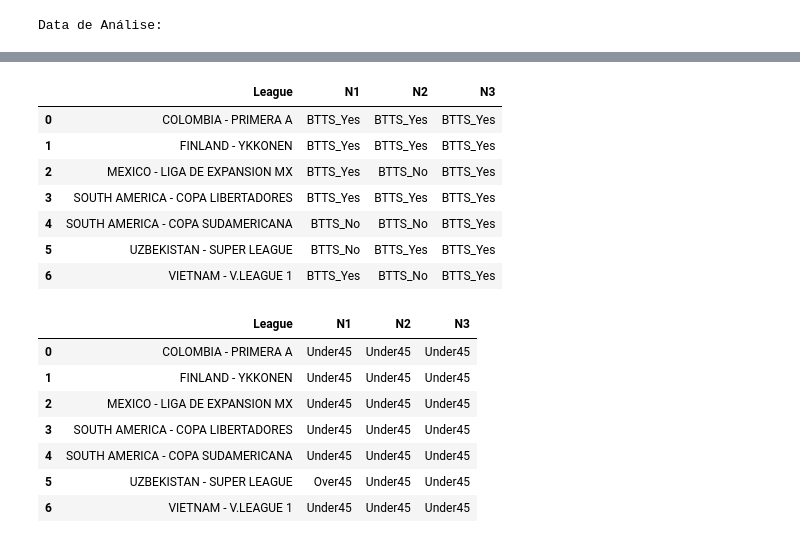
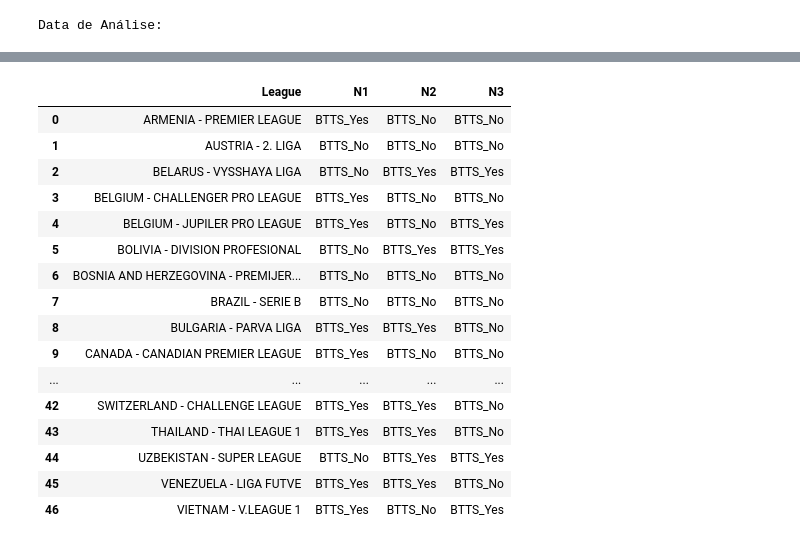
Before and after one commit to rpthiago/ARKAD, a Jupyter notebook: TEORIA_DOS_RETORNOS_FLASHCORE-ODDS_07_08.ipynb, the cells around one changed output, grey strips where cells are left out. Cells and saved outputs as stored; diff of their text form; code cells hidden in the pictures.

```diff
--- a/TEORIA_DOS_RETORNOS_FLASHCORE-ODDS_07_08.ipynb
+++ b/TEORIA_DOS_RETORNOS_FLASHCORE-ODDS_07_08.ipynb
@@ -688,6 +708,8 @@ def TR():
     for i in ligas:
         liga = i
 
+        if liga == "ARMENIA - PREMIER LEAGUE":
+            df = base[base.League == liga]
         if liga == "ALBANIA - SUPERLIGA":
             df = base[base.League == liga]
         if liga == "ANDORRA - PRIMERA DIVISIÓ":
@@ -1273,6 +1304,9 @@ def TR():
     for i in ligas:
         liga = i
 
+
+        if liga == "ARMENIA - PREMIER LEAGUE":
+            df = base[base.League == liga]
         if liga == "ALBANIA - SUPERLIGA":
             df = base[base.League == liga]
         if liga == "ANDORRA - PRIMERA DIVISIÓ":
@@ -1859,6 +1902,8 @@ def TR():
     for i in ligas:
         liga = i
 
+        if liga == "ARMENIA - PREMIER LEAGUE":
+            df = base[base.League == liga]
         if liga == "ALBANIA - SUPERLIGA":
             df = base[base.League == liga]
         if liga == "ANDORRA - PRIMERA DIVISIÓ":
@@ -2408,45 +2453,56 @@ def TR():
         except:
             teoria_dos_retornos["N1"] = 0
         try:
             teoria_dos_retornos["N2"] = df4[df4.eucli != 0]['R'].iloc[1]
         except:
             teoria_dos_retornos["N2"] = 0
         try:
             teoria_dos_retornos["N3"] = df4[df4.eucli != 0]['R'].iloc[2]
         except:
             teoria_dos_retornos["N3"] = 0
 
         lista.append(teoria_dos_retornos)
 lista = [ ]
 TR()
 df00 = pd.DataFrame(lista)
 Jogos_do_Dia = jogos_do_dia.merge(df00, on=['League'])
 Jogos_do_Dia.reset_index(inplace=True, drop=True)
 Jogos_do_Dia.index = Jogos_do_Dia.index.set_names(['Nº'])
 Jogos_do_Dia = Jogos_do_Dia.rename(index=lambda x: x + 1)
 
 from futpythontrader import *
 
 # Gerando os dados para excel
 # data = date.today()  + timedelta(1)
 hoje = data.strftime('%Y-%m-%d')
 nome = 'Teoria_dos_Retornos_BTTS_ARKAD.csv'
 df00.to_csv(f'./Teoria_dos_Retornos/{data}_{nome}', index = False)
 df00
 # %% [output]
 |  | League | N1 | N2 | N3 |
-| 0 | COLOMBIA - PRIMERA A | BTTS_Yes | BTTS_Yes | BTTS_Yes |
-| 1 | FINLAND - YKKONEN | BTTS_Yes | BTTS_Yes | BTTS_Yes |
-| 2 | MEXICO - LIGA DE EXPANSION MX | BTTS_Yes | BTTS_No | BTTS_Yes |
-| 3 | SOUTH AMERICA - COPA LIBERTADORES | BTTS_Yes | BTTS_Yes | BTTS_Yes |
-| 4 | SOUTH AMERICA - COPA SUDAMERICANA | BTTS_No | BTTS_No | BTTS_Yes |
-| 5 | UZBEKISTAN - SUPER LEAGUE | BTTS_No | BTTS_Yes | BTTS_Yes |
-| 6 | VIETNAM - V.LEAGUE 1 | BTTS_Yes | BTTS_No | BTTS_Yes |
+| 0 | ARMENIA - PREMIER LEAGUE | BTTS_Yes | BTTS_No | BTTS_No |
+| 1 | AUSTRIA - 2. LIGA | BTTS_No | BTTS_No | BTTS_No |
+| 2 | BELARUS - VYSSHAYA LIGA | BTTS_No | BTTS_Yes | BTTS_Yes |
+| 3 | BELGIUM - CHALLENGER PRO LEAGUE | BTTS_Yes | BTTS_No | BTTS_No |
+| 4 | BELGIUM - JUPILER PRO LEAGUE | BTTS_Yes | BTTS_No | BTTS_Yes |
+| 5 | BOLIVIA - DIVISION PROFESIONAL | BTTS_No | BTTS_Yes | BTTS_Yes |
+| 6 | BOSNIA AND HERZEGOVINA - PREMIJER... | BTTS_No | BTTS_No | BTTS_No |
+| 7 | BRAZIL - SERIE B | BTTS_No | BTTS_No | BTTS_No |
+| 8 | BULGARIA - PARVA LIGA | BTTS_Yes | BTTS_Yes | BTTS_No |
+| 9 | CANADA - CANADIAN PREMIER LEAGUE | BTTS_Yes | BTTS_No | BTTS_No |
+| ... | ... | ... | ... | ... |
+| 42 | SWITZERLAND - CHALLENGE LEAGUE | BTTS_Yes | BTTS_Yes | BTTS_No |
+| 43 | THAILAND - THAI LEAGUE 1 | BTTS_Yes | BTTS_Yes | BTTS_No |
+| 44 | UZBEKISTAN - SUPER LEAGUE | BTTS_No | BTTS_Yes | BTTS_Yes |
+| 45 | VENEZUELA - LIGA FUTVE | BTTS_Yes | BTTS_Yes | BTTS_No |
+| 46 | VIETNAM - V.LEAGUE 1 | BTTS_Yes | BTTS_No | BTTS_Yes |
 # %%
 def TR():
     for i in ligas:
         liga = i
 
+        if liga == "ARMENIA - PREMIER LEAGUE":
+            df = base[base.League == liga]
         if liga == "ALBANIA - SUPERLIGA":
             df = base[base.League == liga]
         if liga == "ANDORRA - PRIMERA DIVISIÓ":
@@ -3019,12 +3075,3 @@ hoje = data.strftime('%Y-%m-%d')
 nome = 'Teoria_dos_Retornos_Over_Under_45_ARKAD.csv'
 df00.to_csv(f'./Teoria_dos_Retornos/{data}_{nome}', index = False)
 df00
-# %% [output]
-|  | League | N1 | N2 | N3 |
-| 0 | COLOMBIA - PRIMERA A | Under45 | Under45 | Under45 |
-| 1 | FINLAND - YKKONEN | Under45 | Under45 | Under45 |
-| 2 | MEXICO - LIGA DE EXPANSION MX | Under45 | Under45 | Under45 |
-| 3 | SOUTH AMERICA - COPA LIBERTADORES | Under45 | Under45 | Under45 |
-| 4 | SOUTH AMERICA - COPA SUDAMERICANA | Under45 | Under45 | Under45 |
-| 5 | UZBEKISTAN - SUPER LEAGUE | Over45 | Under45 | Under45 |
-| 6 | VIETNAM - V.LEAGUE 1 | Under45 | Under45 | Under45 |
```
Also changed, not shown: parts of 5 cells of this notebook, 25 other files.
